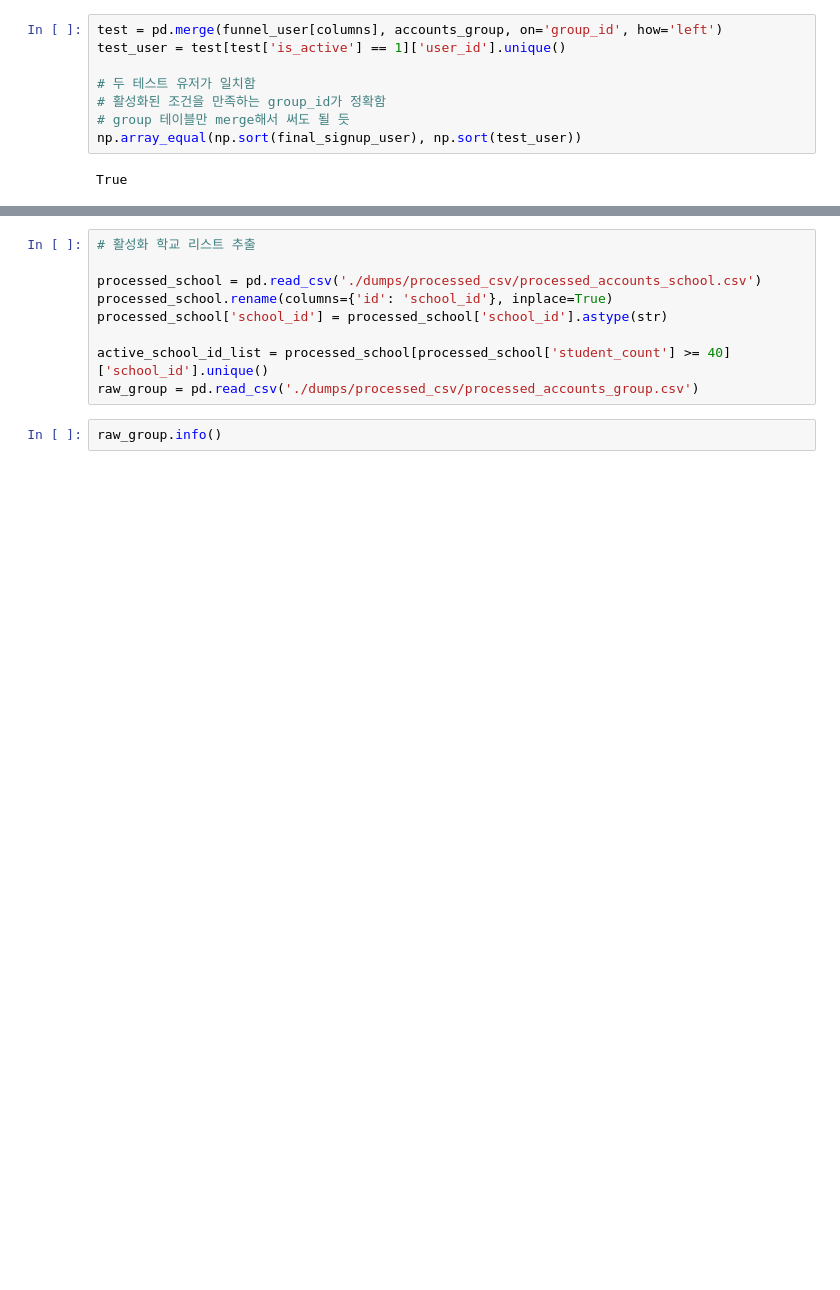
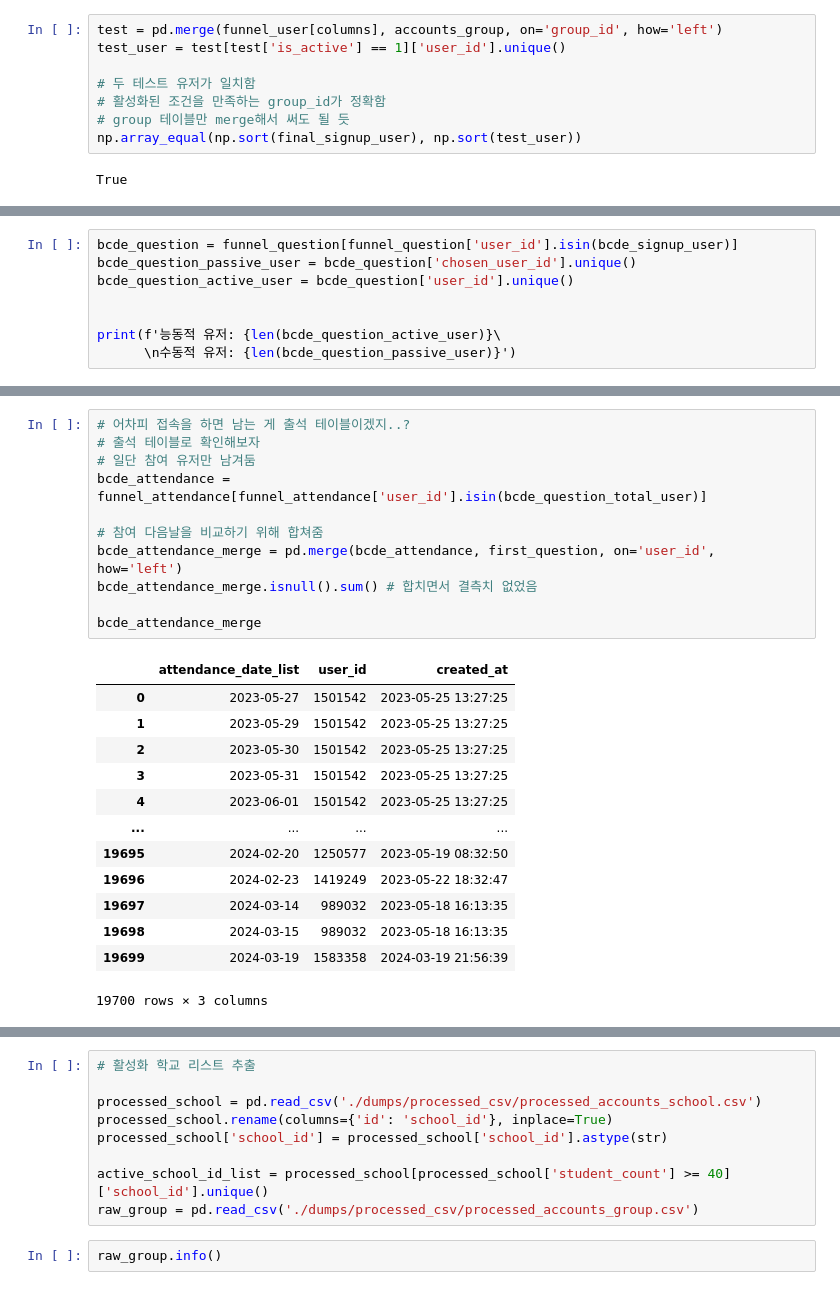
Before and after one commit to EtheriumArchive/Codeit_project, a Jupyter notebook: analysis_eunsu_v1.ipynb, the cells around one changed output, grey strips where cells are left out. Drawn from its saved outputs; the diff is of its cells as text; blank space fills up the shorter version.

```diff
--- a/analysis_eunsu_v1.ipynb
+++ b/analysis_eunsu_v1.ipynb
@@ -1171,0 +1252,8 @@ True
+# %%
+bcde_question = funnel_question[funnel_question['user_id'].isin(bcde_signup_user)]
+bcde_question_passive_user = bcde_question['chosen_user_id'].unique()
+bcde_question_active_user = bcde_question['user_id'].unique()
+
+
+print(f'능동적 유저: {len(bcde_question_active_user)}\
+      \n수동적 유저: {len(bcde_question_passive_user)}')
@@ -1171,0 +1312,25 @@ True
+# %%
+# 어차피 접속을 하면 남는 게 출석 테이블이겠지..?
+# 출석 테이블로 확인해보자
+# 일단 참여 유저만 남겨둠
+bcde_attendance = funnel_attendance[funnel_attendance['user_id'].isin(bcde_question_total_user)]
+
+# 참여 다음날을 비교하기 위해 합쳐줌
+bcde_attendance_merge = pd.merge(bcde_attendance, first_question, on='user_id', how='left')
+bcde_attendance_merge.isnull().sum() # 합치면서 결측치 없었음
+
+bcde_attendance_merge
+# %% [output]
+|  | attendance_date_list | user_id | created_at |
+| 0 | 2023-05-27 | 1501542 | 2023-05-25 13:27:25 |
+| 1 | 2023-05-29 | 1501542 | 2023-05-25 13:27:25 |
+| 2 | 2023-05-30 | 1501542 | 2023-05-25 13:27:25 |
+| 3 | 2023-05-31 | 1501542 | 2023-05-25 13:27:25 |
+| 4 | 2023-06-01 | 1501542 | 2023-05-25 13:27:25 |
+| ... | ... | ... | ... |
+| 19695 | 2024-02-20 | 1250577 | 2023-05-19 08:32:50 |
+| 19696 | 2024-02-23 | 1419249 | 2023-05-22 18:32:47 |
+| 19697 | 2024-03-14 | 989032 | 2023-05-18 16:13:35 |
+| 19698 | 2024-03-15 | 989032 | 2023-05-18 16:13:35 |
+| 19699 | 2024-03-19 | 1583358 | 2024-03-19 21:56:39 |
+19700 rows × 3 columns
```
Also changed, not shown: parts of 29 cells of this notebook.
